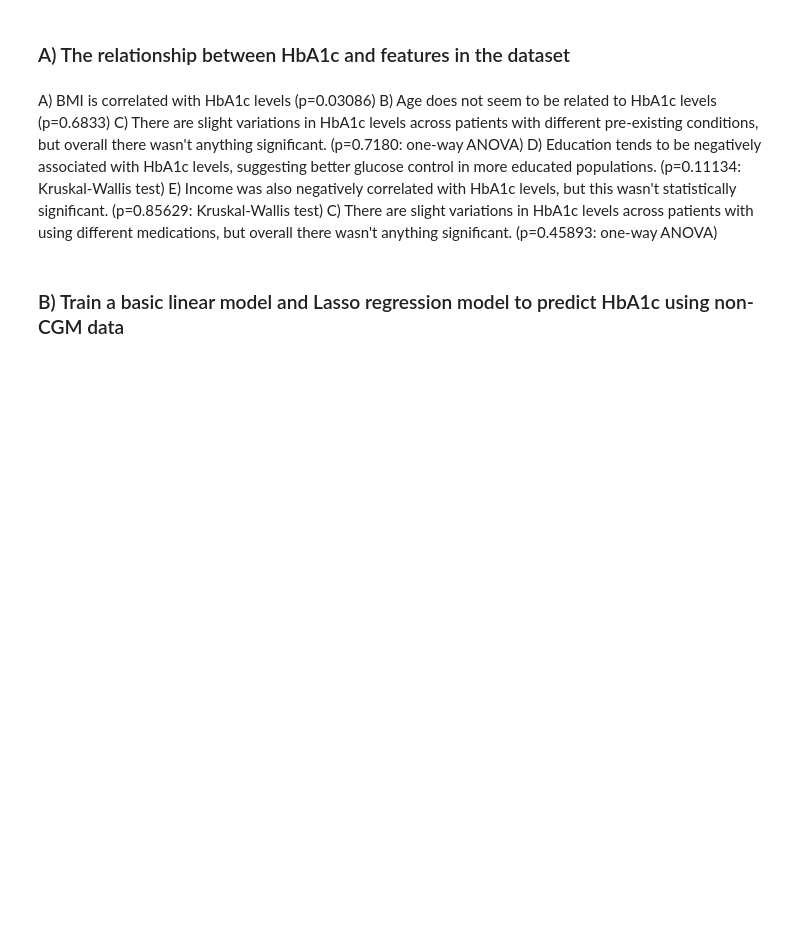
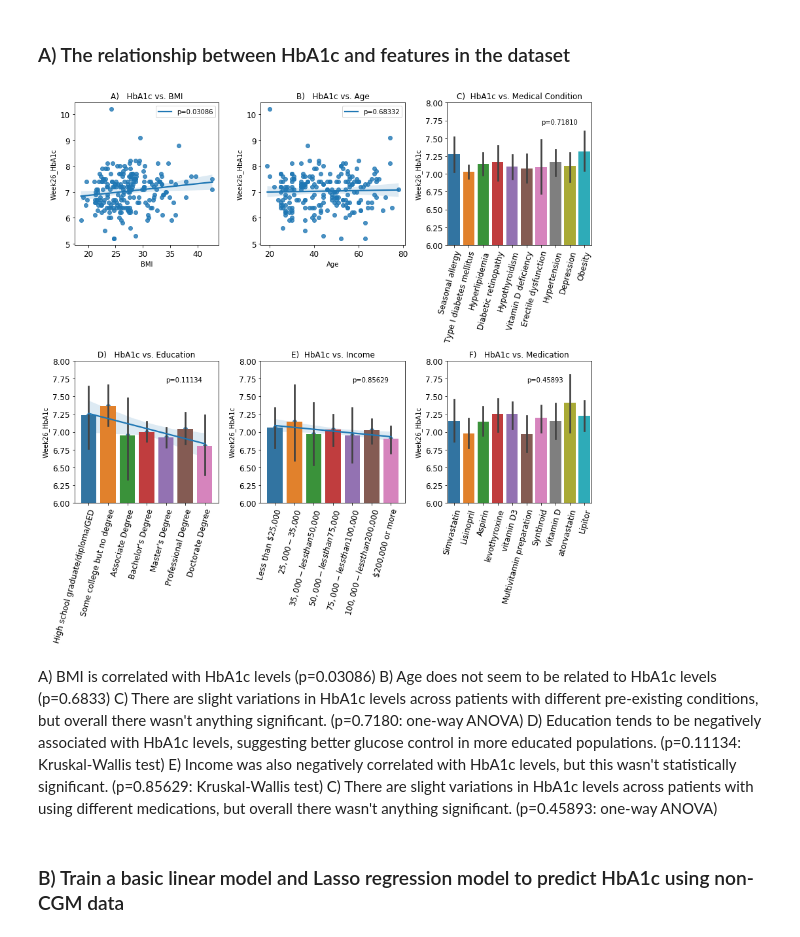
Before and after one commit to rashecl/predict_HbA1c, a Jupyter notebook: Predict_HbA1c.ipynb, the cells around one changed output. Cells and saved outputs as stored; diff of their text form; code cells hidden in the pictures; blank space fills up the shorter version.

```diff
--- a/Predict_HbA1c.ipynb
+++ b/Predict_HbA1c.ipynb
@@ -666,6 +675,7 @@ patientData.head()
 # %% [markdown]
 ### A) The relationship between HbA1c and features in the dataset
 # %%
+df = patientData[~patientData['Week26_HbA1c'].isna()]
 fig, ax = plt.subplots(2,3, figsize=(12,12))
 # A) BMI:
 ax[0][0].set_title('A)   HbA1c vs. BMI')
@@ -709,33 +719,35 @@ ax[1][2].set_ylim([6,8])
 ax[1][0].set_title('D)   HbA1c vs. Education')
 groupVals=[]
 for i, med in enumerate(edu_order):
     groupVals.append(df[df['EduLevel']==edu_order[i]]['Week26_HbA1c'])
 
 H_value, p_value = stats.kruskal(*groupVals)
 sns.barplot(x='EduLevel', y='Week26_HbA1c', data = df, ax=ax[1][0])
 sns.regplot(x=np.arange(0,len(inc_order)), y=df.groupby('EduLevel').mean()['Week26_HbA1c'],
             ax=ax[1][0])
 ax[1][0].annotate('p={:.5f}'.format(p_value), (4,7.7))
 plt.setp(ax[1][0].get_xticklabels(), rotation=75, ha="right", rotation_mode="anchor")
 ax[1][0].set_ylim([6,8])
 ax[1][0].set_xlabel(None)
 
 # Annual Income:
 ax[1][1].set_title('E)  HbA1c vs. Income')
 groupVals=[]
 for i, med in enumerate(inc_order):
     groupVals.append(df[df['AnnualInc']==inc_order[i]]['Week26_HbA1c'])
 H_value, p_value = stats.kruskal(*groupVals)
 sns.barplot(x='AnnualInc', y='Week26_HbA1c', data = df, ax=ax[1][1], label='p={:.5f}'.format(p_value))
 sns.regplot(x=np.arange(0,len(inc_order)), y=df.groupby('AnnualInc').mean()['Week26_HbA1c'],
             ax=ax[1][1])
 ax[1][1].annotate('p={:.5f}'.format(p_value), (4,7.7))
 plt.setp(ax[1][1].get_xticklabels(), rotation=75, ha="right", rotation_mode="anchor")
 ax[1][1].set_ylim([6,8])
 ax[1][1].set_xlabel(None)
 
 plt.tight_layout()
 plt.show()
+# %% [output]
+[figure, added]
 # %% [markdown]
 A) BMI is correlated with HbA1c levels (p=0.03086)
 B) Age does not seem to be related to HbA1c levels (p=0.6833)
```
Also changed, not shown: parts of 4 cells of this notebook, 1 other file.
